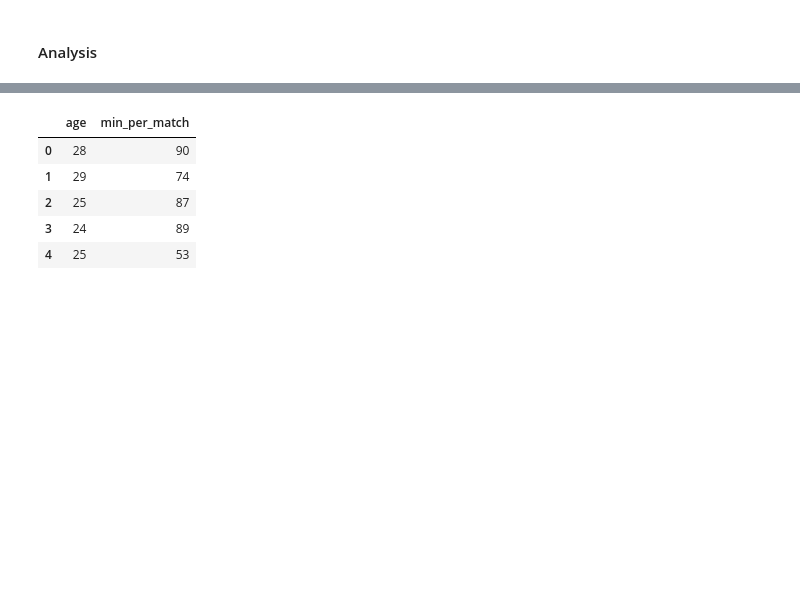
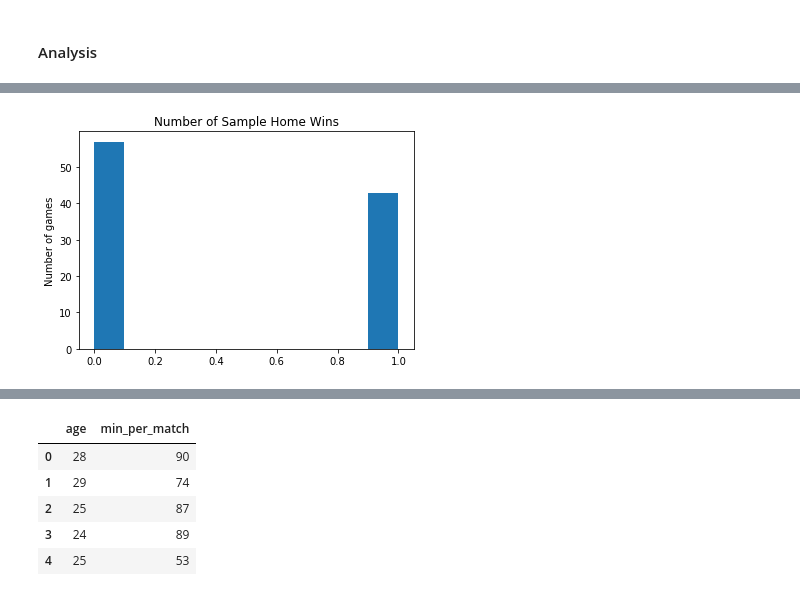
Before and after one commit to nismotie/Statistical-Testing-on-Premier-League-Data, a Jupyter notebook: hypothesis_testing.ipynb, the cells around one changed output, grey strips where cells are left out. Saved outputs shown, nothing was run; the diff lists cells and outputs as text; code cells hidden in the pictures; blank space fills up the shorter version.

```diff
--- a/hypothesis_testing.ipynb
+++ b/hypothesis_testing.ipynb
@@ -27,0 +74,21 @@ print(fn.__file__)
+# %%
+home_team_win_array = np.array(hy1_df['home_team_win'])
+
+away_team_win_array = np.array(hy1_df['away_team_win'])
+# %%
+def sample_making(array): # Taking random 100 value samples from these arrays.
+    random_sample = np.random.choice(array,size=100)
+    return random_sample
+# %%
+np.random.seed(40) # Setting a seed for randomization for replicability.
+random_home_sample= sample_making(home_team_win_array)
+random_away_sample = sample_making(away_team_win_array)
+# %%
+def hist_sample(sample, title): # Function for making histograms.
+    plt.hist(sample)
+    plt.title(f"Number of Sample {title}")
+    plt.ylabel("Number of games")
+# %%
+hist_sample(random_home_sample, 'Home Wins')
+# %% [output]
+[figure, added]
```
Also changed, not shown: parts of 34 cells of this notebook.
